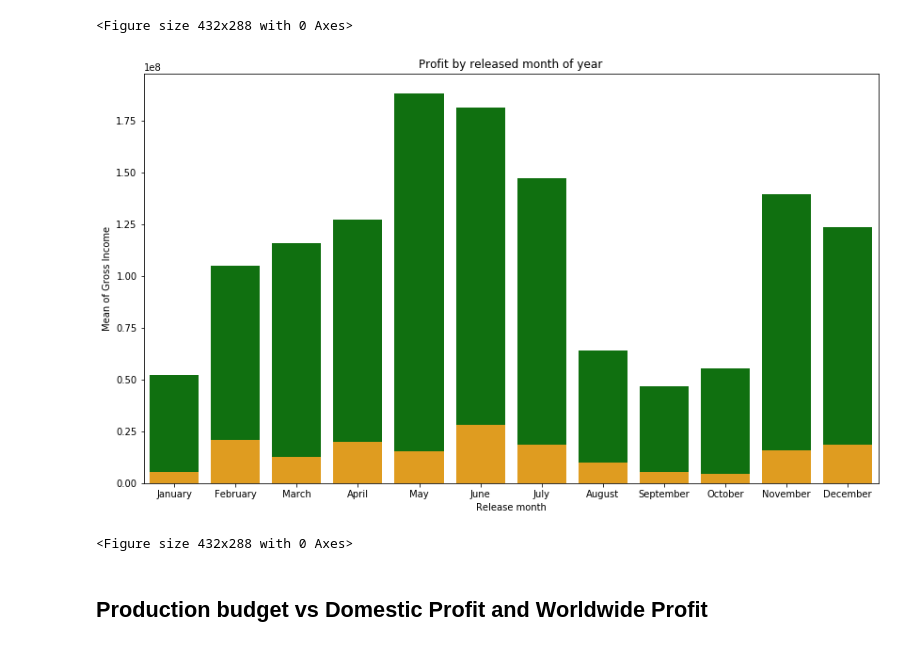
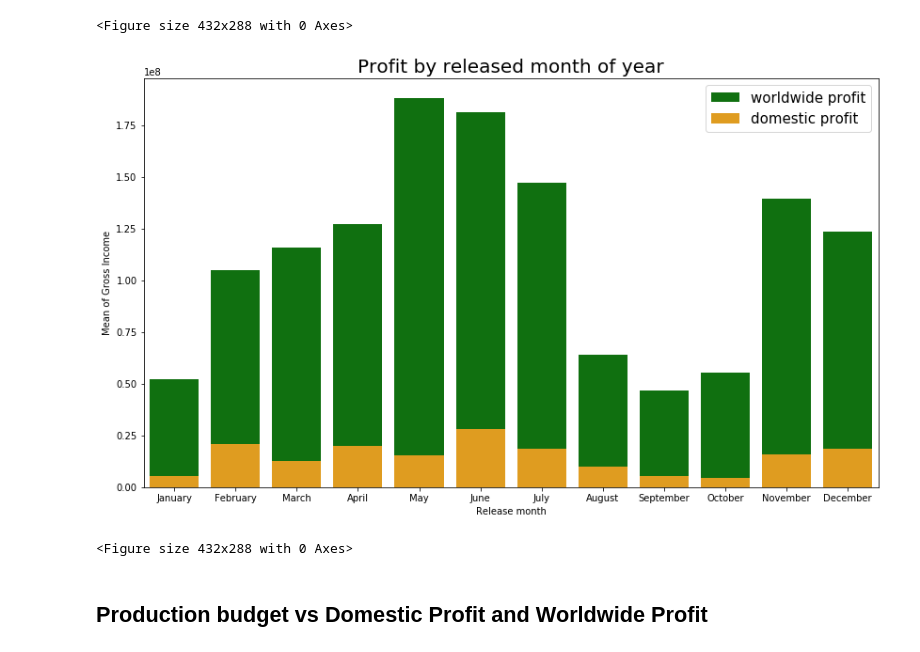
Before and after one commit to yli1517/mod-1-project, a Jupyter notebook: YL_Analysis.ipynb, the cells around one changed output. Drawn from its saved outputs; the diff is of its cells as text; code cells hidden in the pictures.

```diff
--- a/YL_Analysis.ipynb
+++ b/YL_Analysis.ipynb
@@ -75,22 +75,23 @@ plt.clf()
 # %%
 # Profit by release month of a year
 fig32 = plt.figure(figsize=(14, 8))
 plt.plot()
 
 worldwide_profit_by_month = df.groupby(['release_month','release_month_str']).worldwide_profit.mean().reset_index()
-sns.barplot('release_month_str','worldwide_profit', data= worldwide_profit_by_month, color = 'green')
+sns.barplot('release_month_str','worldwide_profit', data= worldwide_profit_by_month, color = 'green', label="worldwide profit")
 domestic_profit_by_month = df.groupby(['release_month','release_month_str']).domestic_profit.mean().reset_index()
-sns.barplot('release_month_str','domestic_profit', data= domestic_profit_by_month, color = 'orange')
+sns.barplot('release_month_str','domestic_profit', data= domestic_profit_by_month, color = 'orange', label="domestic profit")
 
-plt.title('Profit by released month of year')
+plt.title('Profit by released month of year', fontsize=20)
 plt.xlabel('Release month')
 plt.ylabel('Mean of Gross Income')
+plt.legend(fontsize=15)
 plt.show()
 
 fig32.savefig("movie profit by release month.png")
 plt.clf()
 # %% [output]
-[figure, old version]
+[figure, new version]
 <Figure size 432x288 with 0 Axes>
 # %% [markdown]
 ## Production budget vs Domestic Profit and Worldwide Profit
```
Also changed, not shown: 7 other files.
